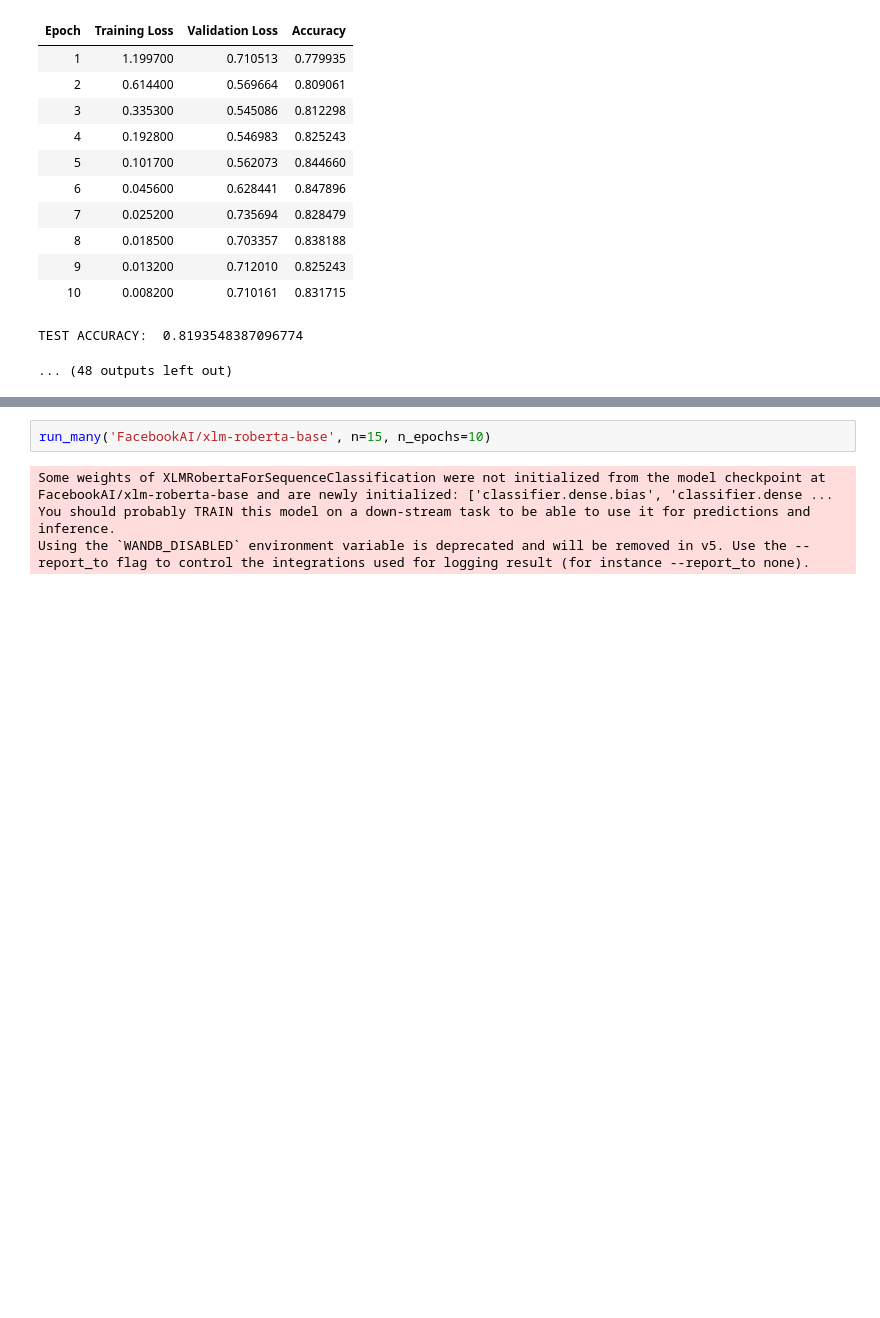
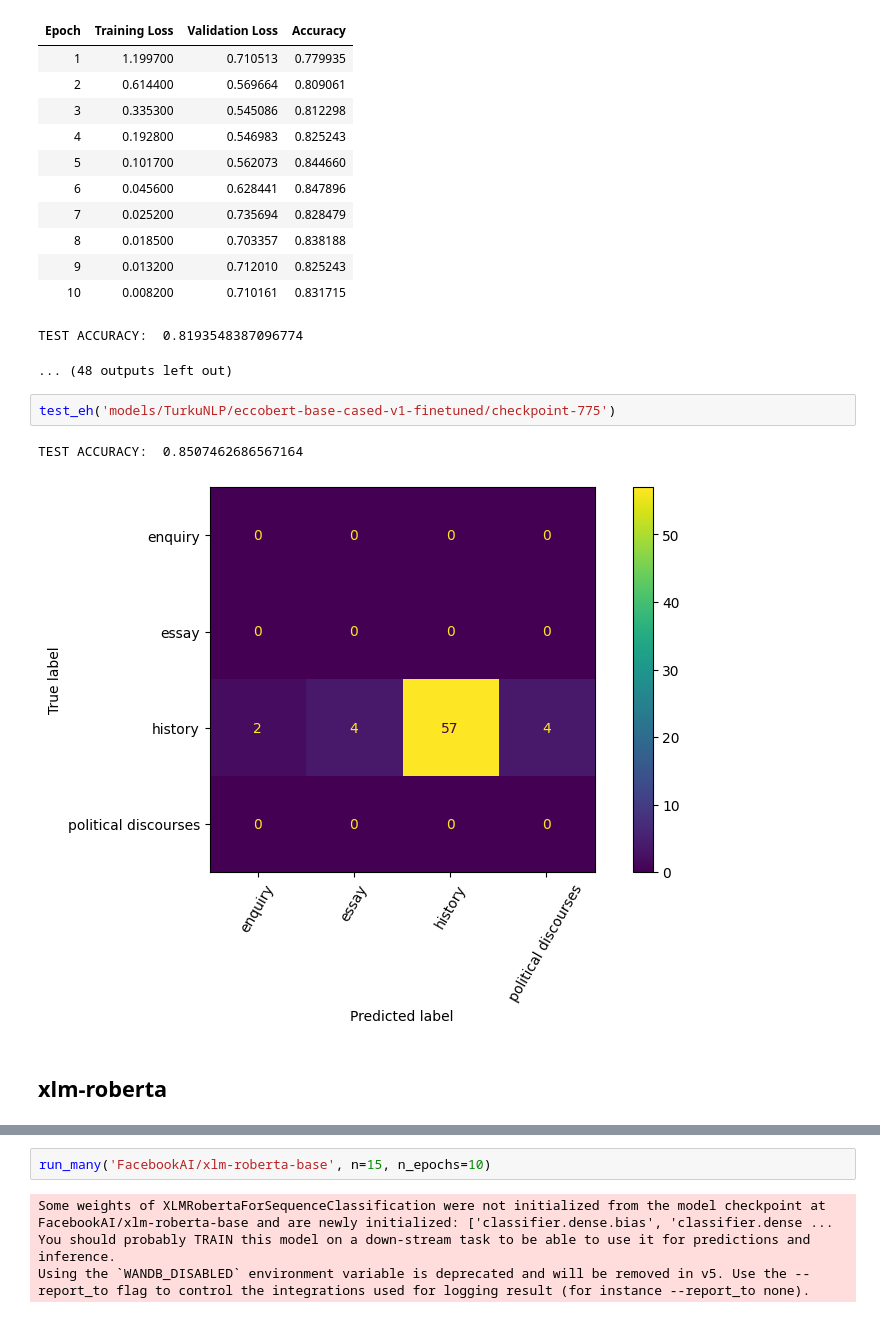
Before and after one commit to vbunt/hume-classifier, a Jupyter notebook: Transformers.ipynb, the cells around one changed output, grey strips where cells are left out. Saved outputs shown, nothing was run; the diff lists cells and outputs as text; blank space fills up the shorter version.

```diff
--- a/Transformers.ipynb
+++ b/Transformers.ipynb
@@ -276,6 +346,13 @@ Using the `WANDB_DISABLED` environment variable is deprecated and will be remove
 | 10 | 0.008200 | 0.710161 | 0.831715 |
 TEST ACCURACY:  0.8193548387096774
 ... (48 outputs left out)
+# %%
+test_eh('models/TurkuNLP/eccobert-base-cased-v1-finetuned/checkpoint-775')
+# %% [output]
+TEST ACCURACY:  0.8507462686567164
+[figure, added]
+# %% [markdown]
+## xlm-roberta
 # %%
 run_model('FacebookAI/xlm-roberta-base', data, n_epochs=10)
 # %% [output]
```
Also changed, not shown: parts of 10 cells of this notebook, 7 other files.
